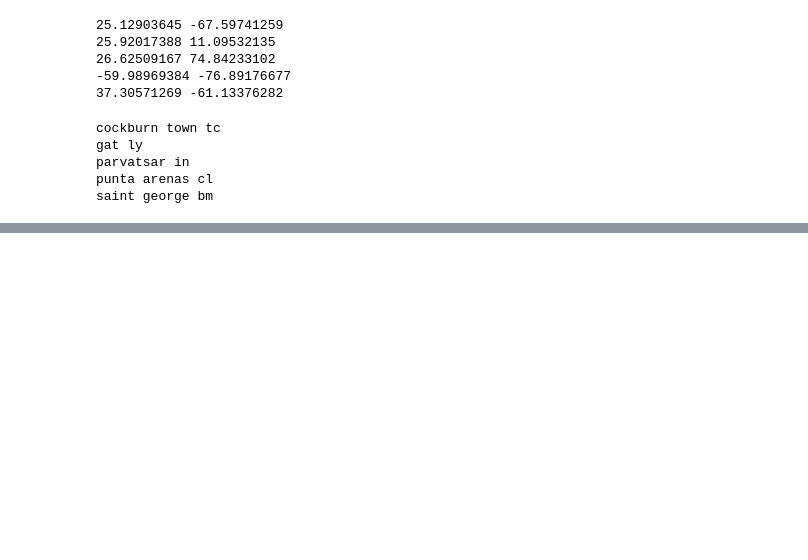
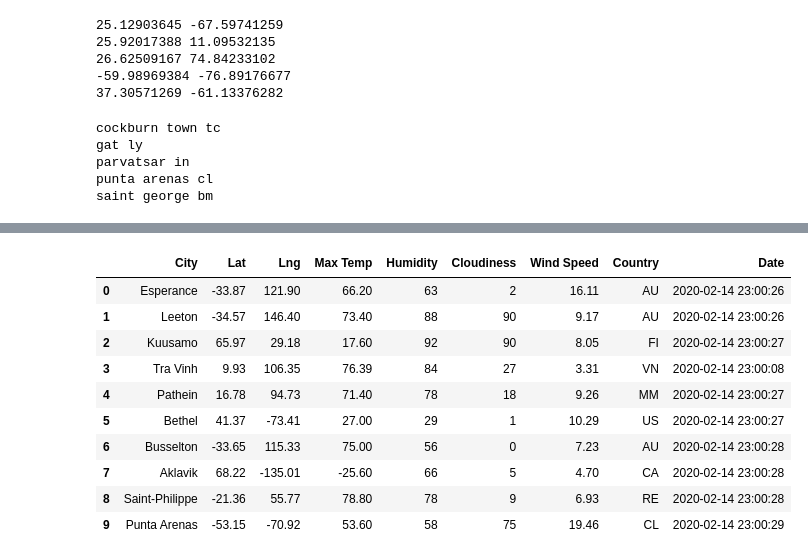
Before and after one commit to D-u-s-t-i-n/Module6_World_Weather_Analysis, a Jupyter notebook: API_practice.ipynb, the cells around one changed output, grey strips where cells are left out. Saved outputs shown, nothing was run; the diff lists cells and outputs as text; code cells hidden in the pictures; blank space fills up the shorter version.

```diff
--- a/API_practice.ipynb
+++ b/API_practice.ipynb
@@ -29,0 +42,4 @@ saint george bm
+# %%
+# Starting URL for Weather Map API Call.
+url = "http://api.openweathermap.org/data/2.5/weather?units=Imperial&APPID=" + weather_api_key
+print(url)
@@ -29,0 +124,5 @@ saint george bm
+# %%
+# Create an endpoint URL for a city.
+city_url = url + "&q=" + "Boston"
+city_weather = requests.get(city_url)
+city_weather.json()
@@ -29,0 +250,21 @@ saint george bm
+# %%
+# Create a list for holding the cities.
+cities = []
+# Identify the nearest city for each latitude and longitude combination.
+for coordinate in coordinates:
+    city = citipy.nearest_city(coordinate[0], coordinate[1]).city_name
+
+    # If the city is unique, then we will add it to the cities list.
+    if city not in cities:
+        cities.append(city)
+# Print the city count to confirm sufficient count.
+len(cities)
+
+# Create a set of random latitude and longitude combinations.
+lats = np.random.uniform(low=-90.000, high=90.000, size=1500)
+lngs = np.random.uniform(low=-180.000, high=180.000, size=1500)
+lat_lngs = zip(lats, lngs)
+lat_lngs
+
+# Add the latitudes and longitudes to a list.
+coordinates = list(lat_lngs)
@@ -29,0 +339,16 @@ saint george bm
+# %%
+# Convert the array of dictionaries to a Pandas DataFrame.
+city_data_df = pd.DataFrame(city_data)
+city_data_df.head(10)
+# %% [output]
+|  | City | Lat | Lng | Max Temp | Humidity | Cloudiness | Wind Speed | Country | Date |
+| 0 | Esperance | -33.87 | 121.90 | 66.20 | 63 | 2 | 16.11 | AU | 2020-02-14 23:00:26 |
+| 1 | Leeton | -34.57 | 146.40 | 73.40 | 88 | 90 | 9.17 | AU | 2020-02-14 23:00:26 |
+| 2 | Kuusamo | 65.97 | 29.18 | 17.60 | 92 | 90 | 8.05 | FI | 2020-02-14 23:00:27 |
+| 3 | Tra Vinh | 9.93 | 106.35 | 76.39 | 84 | 27 | 3.31 | VN | 2020-02-14 23:00:08 |
+| 4 | Pathein | 16.78 | 94.73 | 71.40 | 78 | 18 | 9.26 | MM | 2020-02-14 23:00:27 |
+| 5 | Bethel | 41.37 | -73.41 | 27.00 | 29 | 1 | 10.29 | US | 2020-02-14 23:00:27 |
+| 6 | Busselton | -33.65 | 115.33 | 75.00 | 56 | 0 | 7.23 | AU | 2020-02-14 23:00:28 |
+| 7 | Aklavik | 68.22 | -135.01 | -25.60 | 66 | 5 | 4.70 | CA | 2020-02-14 23:00:28 |
+| 8 | Saint-Philippe | -21.36 | 55.77 | 78.80 | 78 | 9 | 6.93 | RE | 2020-02-14 23:00:28 |
+| 9 | Punta Arenas | -53.15 | -70.92 | 53.60 | 58 | 75 | 19.46 | CL | 2020-02-14 23:00:29 |
```
Also changed, not shown: parts of 24 cells of this notebook, 2 other files.
